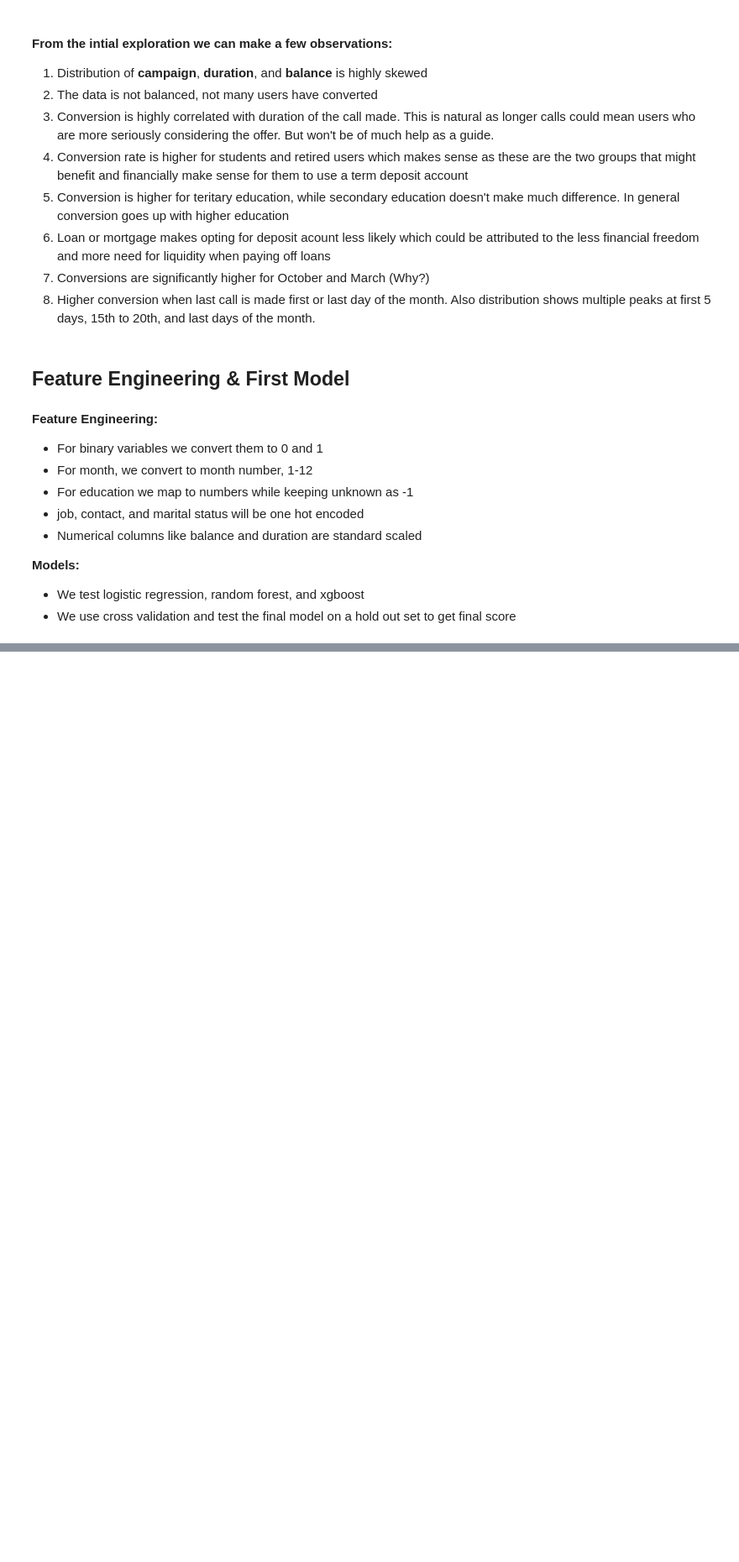
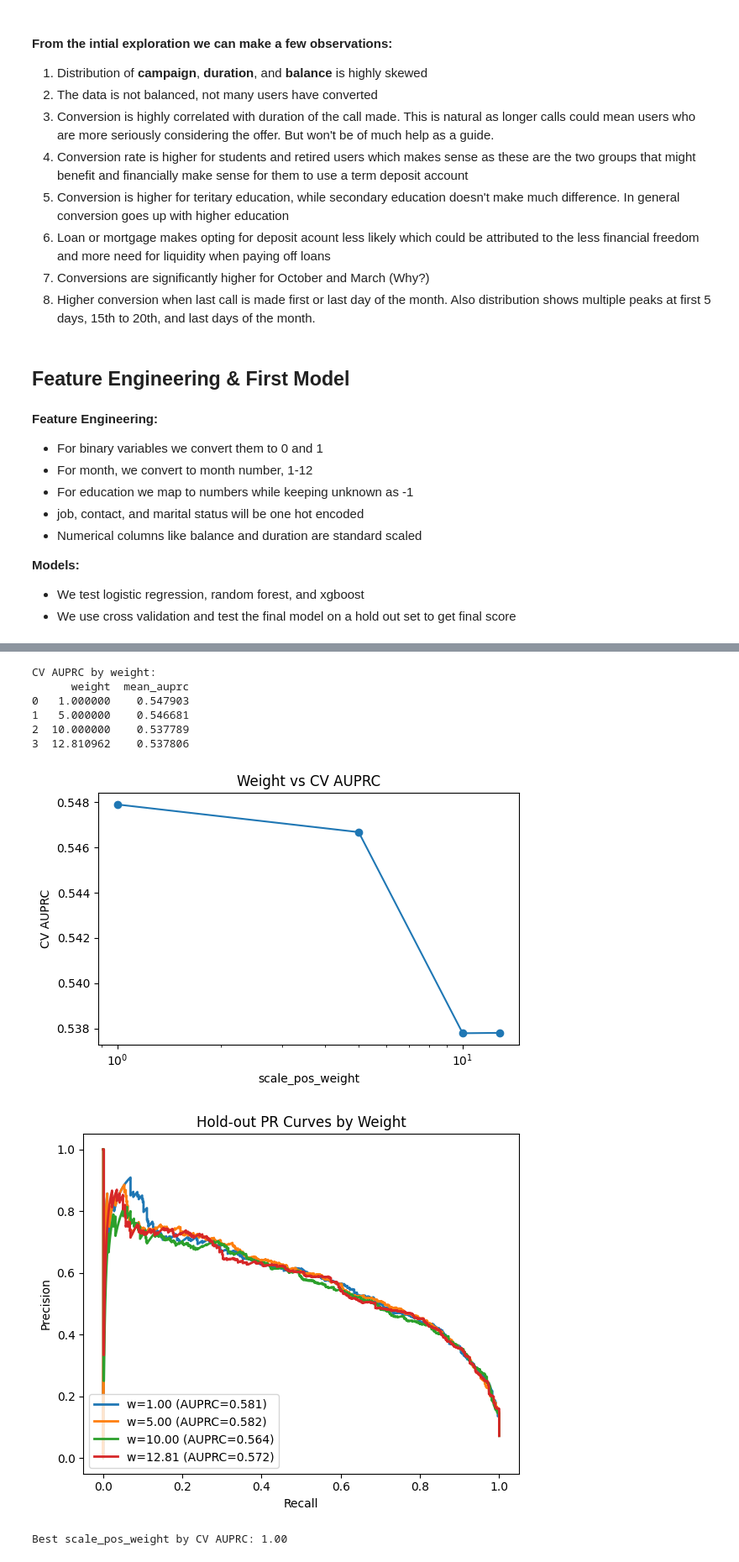
Before and after one commit to arvinfatemi/tjSOflM6dXnt2s6m, a Jupyter notebook: term-deposit-marketing.ipynb, the cells around one changed output, grey strips where cells are left out. Shown at 84% size. Cells and saved outputs as stored; diff of their text form; code cells hidden in the pictures; blank space fills up the shorter version.

```diff
--- a/term-deposit-marketing.ipynb
+++ b/term-deposit-marketing.ipynb
@@ -476,0 +670,65 @@ plt.show()
+# %%
+neg, pos = (y_train == 0).sum(), (y_train == 1).sum()
+ratio = neg / pos
+weights = [1, 5, 10, ratio]
+
+# 1a. CV AUPRC for each weight
+cv = StratifiedKFold(n_splits=5, shuffle=True, random_state=42)
+cv_results = []
+for w in weights:
+    model = XGBClassifier(
+        n_estimators=100, max_depth=3,
+        scale_pos_weight=w,
+        use_label_encoder=False,
+        eval_metric='logloss',
+        random_state=42
+    )
+    scores = cross_validate(model, X_train, y_train, cv=cv, scoring=['average_precision'])
+    cv_results.append({'weight': w, 'mean_auprc': scores['test_average_precision'].mean()})
+df_weights = pd.DataFrame(cv_results)
+print("CV AUPRC by weight:")
+print(df_weights)
+
+# 1b. Plot CV AUPRC vs weight
+plt.figure(figsize=(6, 4))
+plt.plot(df_weights['weight'], df_weights['mean_auprc'], marker='o')
+plt.xscale('log')
+plt.xlabel('scale_pos_weight')
+plt.ylabel('CV AUPRC')
+plt.title('Weight vs CV AUPRC')
+plt.tight_layout()
+plt.show()
+
+# 1c. Hold-out Precision-Recall curves for each weight
+plt.figure(figsize=(6, 5))
+for w in weights:
+    model = XGBClassifier(
+        n_estimators=100, max_depth=3,
+        scale_pos_weight=w,
+        use_label_encoder=False, eval_metric='logloss', random_state=42
+    )
+    model.fit(X_train, y_train)
+    y_prob = model.predict_proba(X_hold)[:, 1]
+    precision, recall, _ = precision_recall_curve(y_hold, y_prob)
+    ap = average_precision_score(y_hold, y_prob)
+    plt.plot(recall, precision, lw=2, label=f'w={w:.2f} (AUPRC={ap:.3f})')
+plt.xlabel('Recall')
+plt.ylabel('Precision')
+plt.title('Hold-out PR Curves by Weight')
+plt.legend(loc='lower left')
+plt.tight_layout()
+plt.show()
+
+# 1d. Best weight
+best_w = df_weights.loc[df_weights['mean_auprc'].idxmax(), 'weight']
+print(f"Best scale_pos_weight by CV AUPRC: {best_w:.2f}")
+# %% [output]
+CV AUPRC by weight:
+      weight  mean_auprc
+0   1.000000    0.547903
+1   5.000000    0.546681
+2  10.000000    0.537789
+3  12.810962    0.537806
+[figure, added]
+[figure, added]
+Best scale_pos_weight by CV AUPRC: 1.00
```
Also changed, not shown: parts of 20 cells of this notebook.
